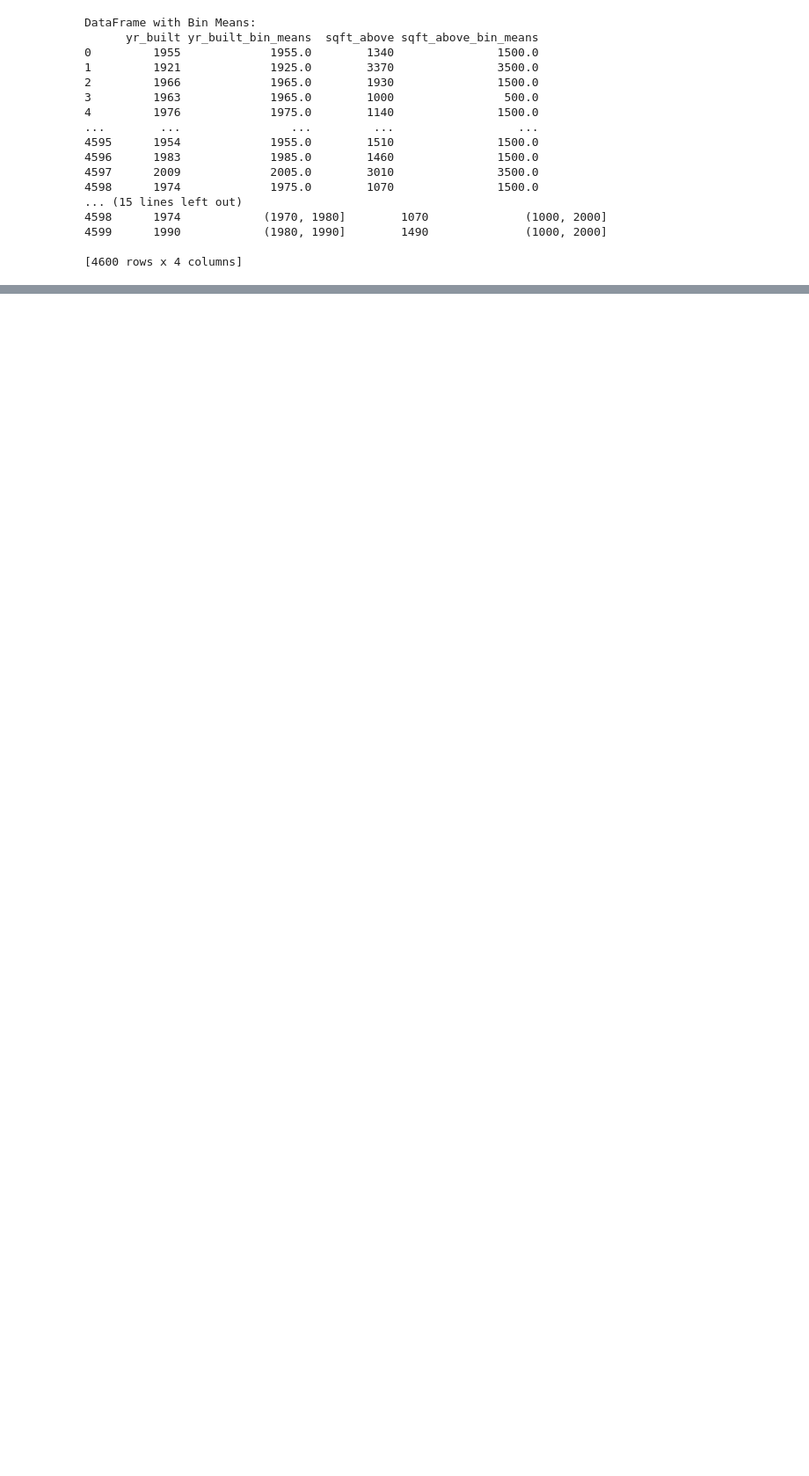
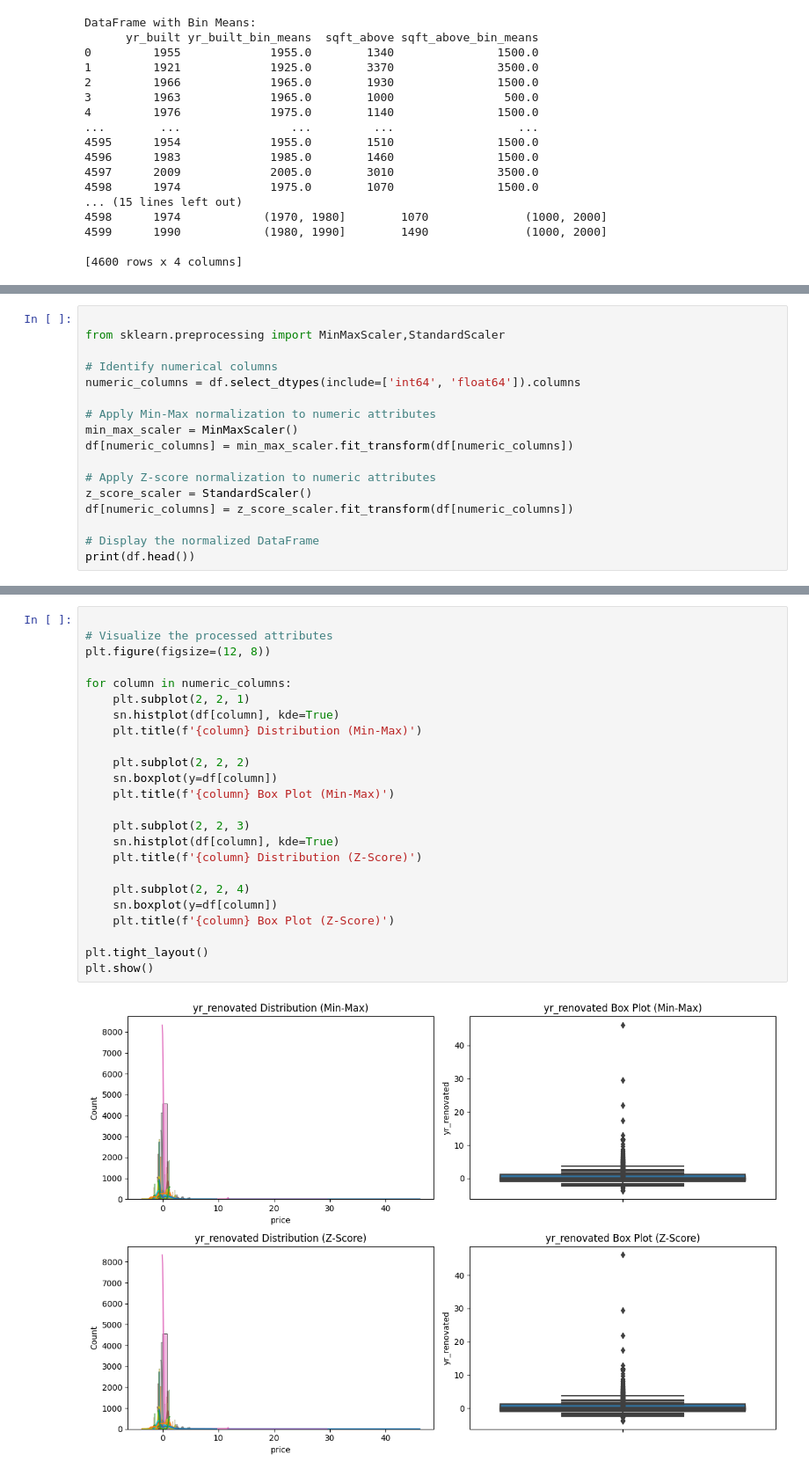
Before and after one commit to joshIsac/sem-2-lab-, a Jupyter notebook: HOUSE_DATASET.ipynb, the cells around one changed output, grey strips where cells are left out. Shown at 88% size. Cells and saved outputs as stored; diff of their text form; blank space fills up the shorter version.

```diff
--- a/HOUSE_DATASET.ipynb
+++ b/HOUSE_DATASET.ipynb
@@ -167,0 +135,17 @@ plt.show()
+# %%
+
+from sklearn.preprocessing import MinMaxScaler,StandardScaler
+
+# Identify numerical columns
+numeric_columns = df.select_dtypes(include=['int64', 'float64']).columns
+
+# Apply Min-Max normalization to numeric attributes
+min_max_scaler = MinMaxScaler()
+df[numeric_columns] = min_max_scaler.fit_transform(df[numeric_columns])
+
+# Apply Z-score normalization to numeric attributes
+z_score_scaler = StandardScaler()
+df[numeric_columns] = z_score_scaler.fit_transform(df[numeric_columns])
+
+# Display the normalized DataFrame
+print(df.head())
@@ -167,0 +172,26 @@ plt.show()
+# %%
+
+# Visualize the processed attributes
+plt.figure(figsize=(12, 8))
+
+for column in numeric_columns:
+    plt.subplot(2, 2, 1)
+    sn.histplot(df[column], kde=True)
+    plt.title(f'{column} Distribution (Min-Max)')
+
+    plt.subplot(2, 2, 2)
+    sn.boxplot(y=df[column])
+    plt.title(f'{column} Box Plot (Min-Max)')
+
+    plt.subplot(2, 2, 3)
+    sn.histplot(df[column], kde=True)
+    plt.title(f'{column} Distribution (Z-Score)')
+
+    plt.subplot(2, 2, 4)
+    sn.boxplot(y=df[column])
+    plt.title(f'{column} Box Plot (Z-Score)')
+
+plt.tight_layout()
+plt.show()
+# %% [output]
+[figure, added]
```
Also changed, not shown: parts of 7 cells of this notebook.
